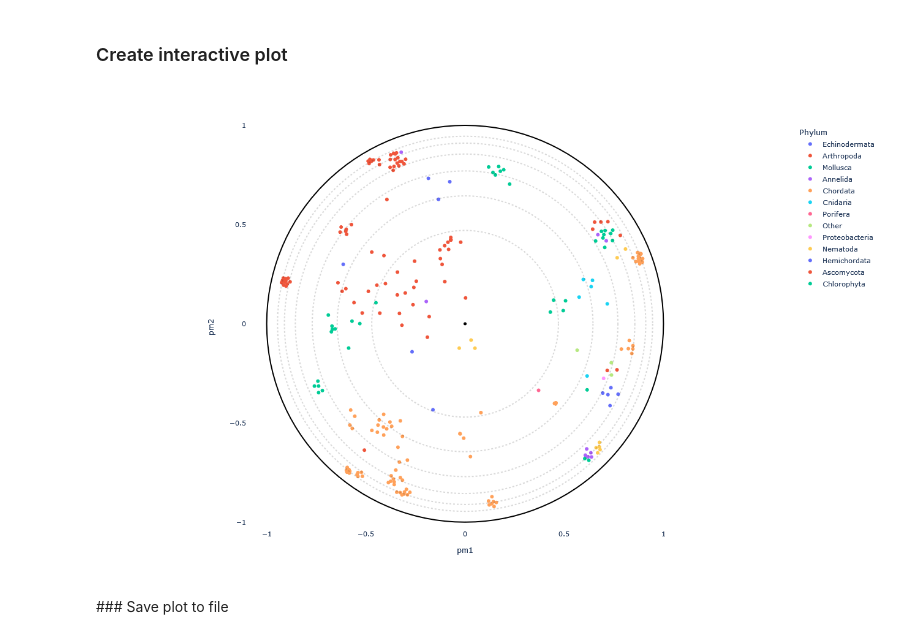
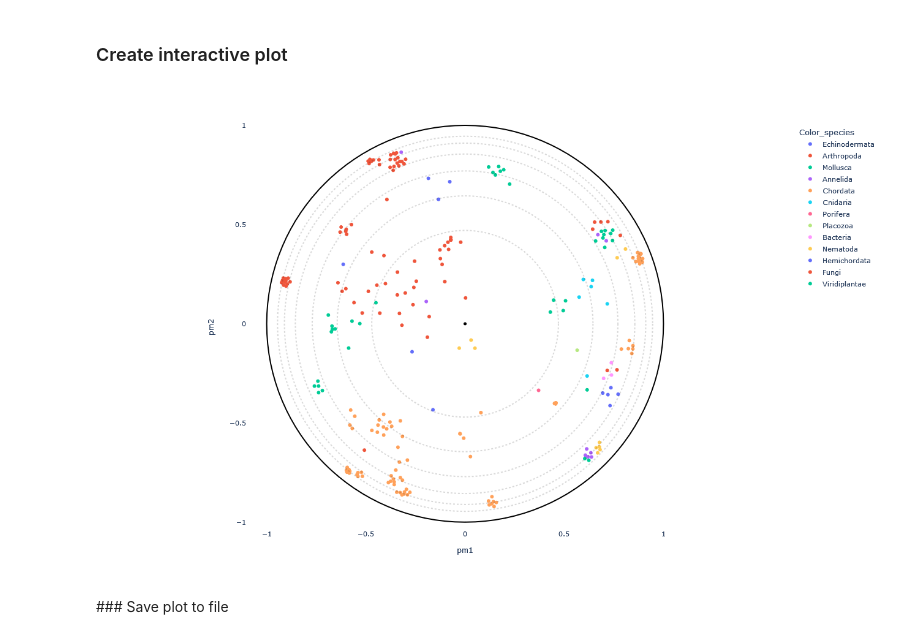
Before and after one commit to CNOV0/PoincareMSA_distance_matrix, a Jupyter notebook: PoincareMSA.ipynb, the cells around one changed output. Drawn from its saved outputs; the diff is of its cells as text; code cells hidden in the pictures.

Commit message:
Coloring like Poincare's article

```diff
--- a/PoincareMSA.ipynb
+++ b/PoincareMSA.ipynb
@@ -282,7 +282,7 @@ print(f"{len(annotation_names)} annotations found: {annotation_names}.")
 title = ""
 #----------------------------------------------------------
 # Select the coloring from annotation .csv file:
-labels_name = "Phylum"
+labels_name = "Color_species"
 # Select classes to label among the "labels_name" or "second_labels_name" column (comma separated list):
 second_labels_name = ""
 labels_text = []
@@ -316,34 +316,34 @@ if not use_custom_palette:
 tmp_id_for_rotation = -1
 if use_selected_center and id_for_rotation is not None:
     if id_for_rotation != tmp_id_for_rotation:
         tmp_id_for_rotation = id_for_rotation
 
         poincare_coord = df_embedding[["pm1","pm2"]].sort_values(by=["proteins_id"])
         poincare_coord = poincare_coord.values[:,:2]
         model = PoincareMaps(poincare_coord)
         model.get_distances()
 
         model.iroot = id_for_rotation - 1  #Zero indexing
         model.rotate()
 
         df_embedding["pm1"] = model.coordinates_rotated[:,0]
         df_embedding["pm2"] = model.coordinates_rotated[:,1]
 else:
     df_embedding["pm1"] = df_embedding["pm1_com"]
     df_embedding["pm2"] = df_embedding["pm2_com"]
 
 #Plot graph
 fig = plot_embedding_interactive(df_embedding,
                                  labels_name = labels_name,
                                  second_labels_name = second_labels_name,
                                  show_text = show_text,
                                  labels_text = labels_text,
                                  color_palette = color_palette,
                                  title = title,
                                  fontsize = 11)
 fig.show()
 # %% [output]
-[figure, old version]
+[figure, new version]
 # %% [markdown]
 ### Save plot to file
 # %%
```
